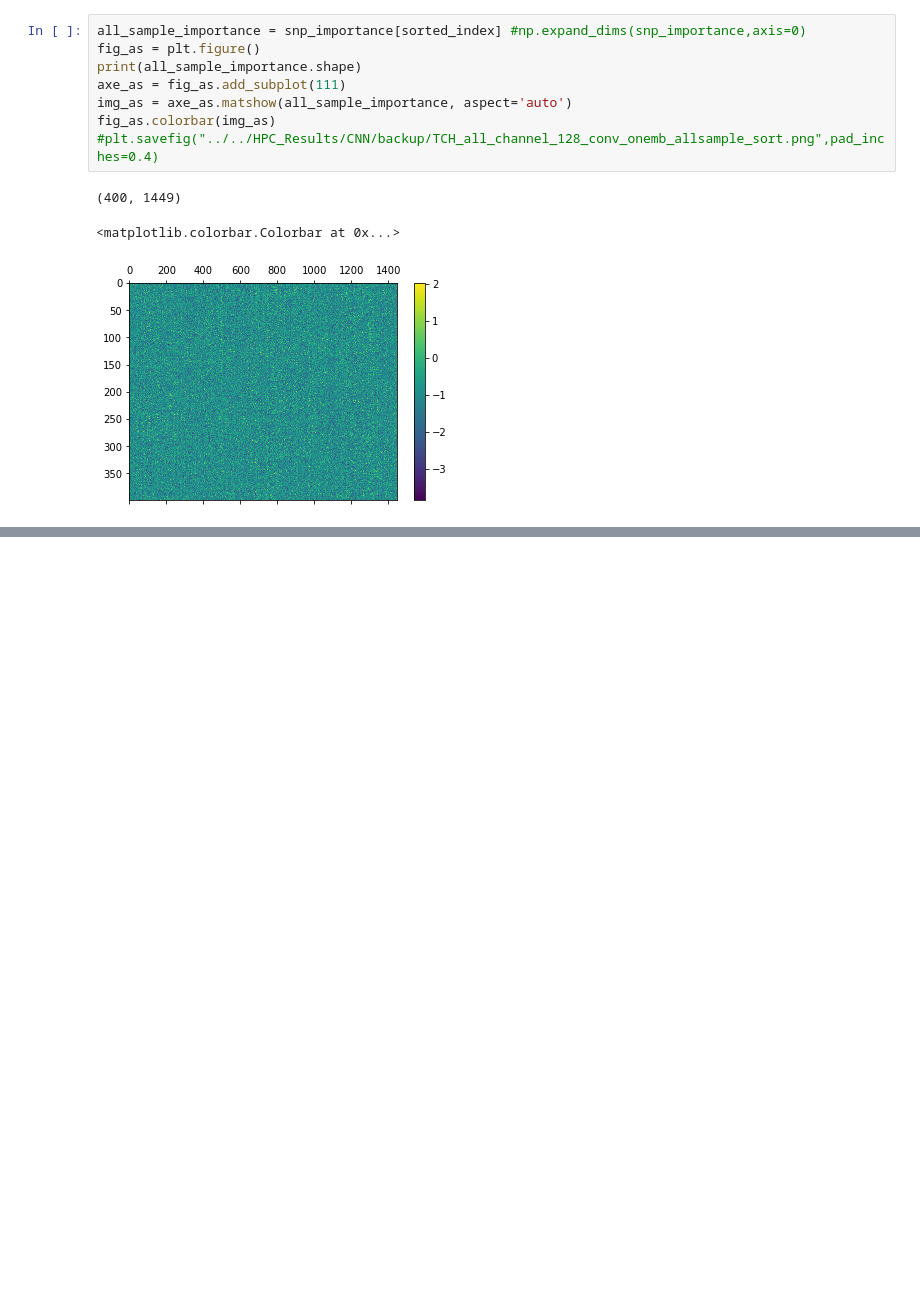
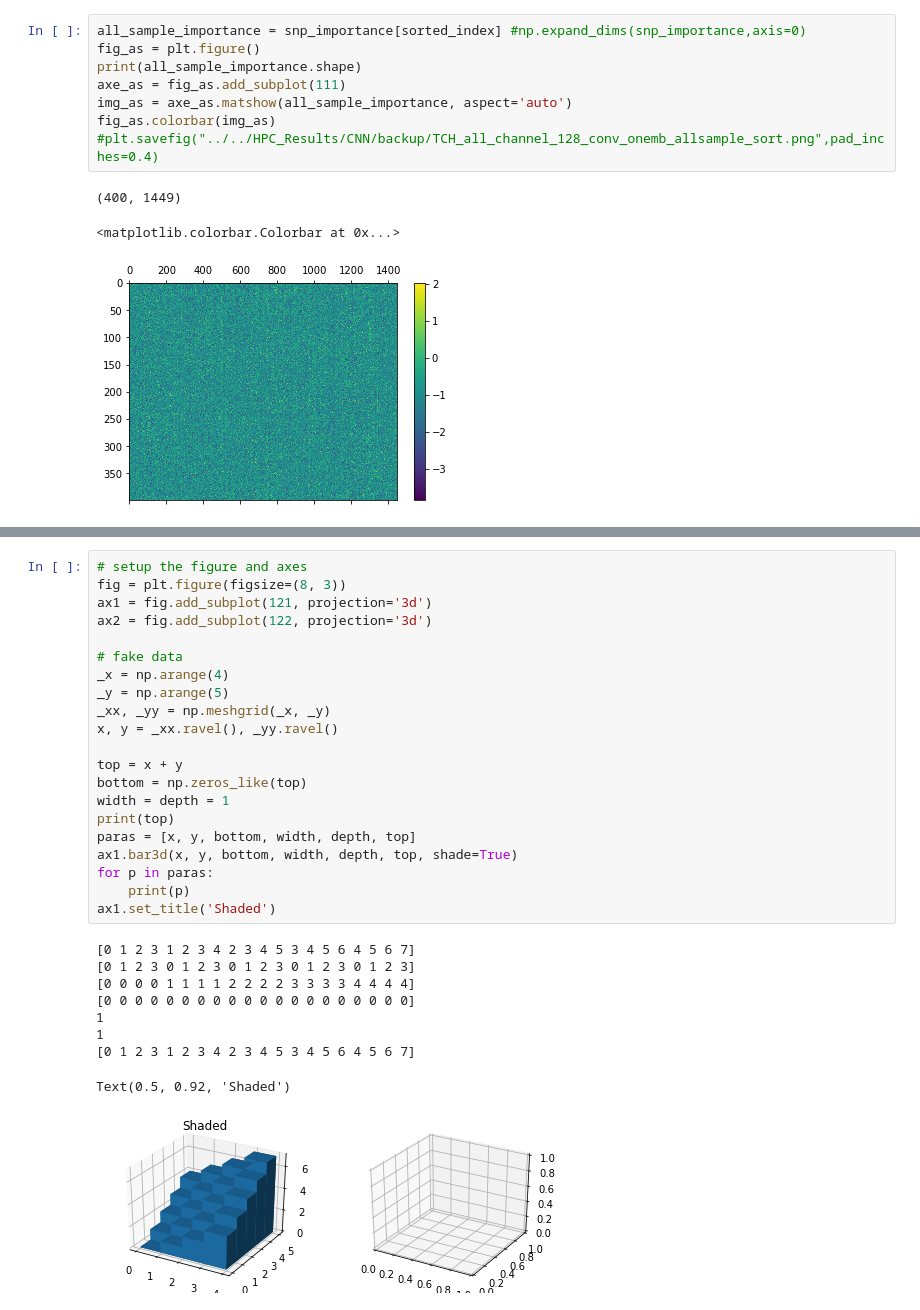
Before and after one commit to CCS-voidBird/PhD_Notebook, a Jupyter notebook: Code/DownStream_Analysis_ML.ipynb, the cells around one changed output, grey strips where cells are left out. Saved outputs shown, nothing was run; the diff lists cells and outputs as text; blank space fills up the shorter version.

```diff
--- a/Code/DownStream_Analysis_ML.ipynb
+++ b/Code/DownStream_Analysis_ML.ipynb
@@ -259,0 +343,31 @@ MemoryError: Unable to allocate 36.0 GiB for an array with shape (34776, 139104)
+# %%
+# setup the figure and axes
+fig = plt.figure(figsize=(8, 3))
+ax1 = fig.add_subplot(121, projection='3d')
+ax2 = fig.add_subplot(122, projection='3d')
+
+# fake data
+_x = np.arange(4)
+_y = np.arange(5)
+_xx, _yy = np.meshgrid(_x, _y)
+x, y = _xx.ravel(), _yy.ravel()
+
+top = x + y
+bottom = np.zeros_like(top)
+width = depth = 1
+print(top)
+paras = [x, y, bottom, width, depth, top]
+ax1.bar3d(x, y, bottom, width, depth, top, shade=True)
+for p in paras:
+    print(p)
+ax1.set_title('Shaded')
+# %% [output]
+[0 1 2 3 1 2 3 4 2 3 4 5 3 4 5 6 4 5 6 7]
+[0 1 2 3 0 1 2 3 0 1 2 3 0 1 2 3 0 1 2 3]
+[0 0 0 0 1 1 1 1 2 2 2 2 3 3 3 3 4 4 4 4]
+[0 0 0 0 0 0 0 0 0 0 0 0 0 0 0 0 0 0 0 0]
+1
+1
+[0 1 2 3 1 2 3 4 2 3 4 5 3 4 5 6 4 5 6 7]
+Text(0.5, 0.92, 'Shaded')
+[figure, added]
```
Also changed, not shown: parts of 8 cells of this notebook, 2 other files.
